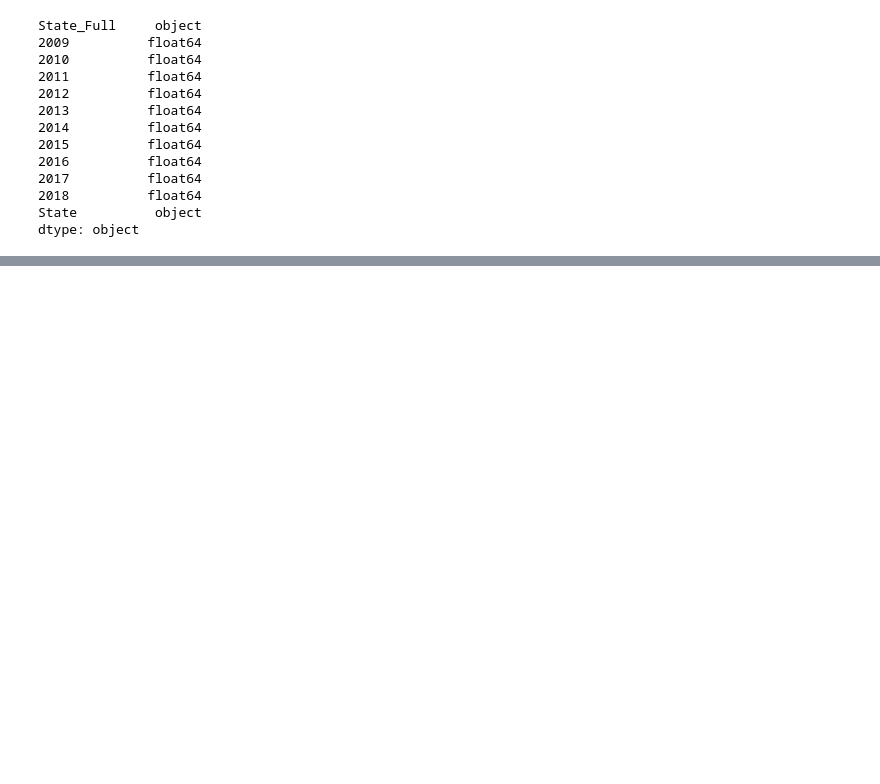
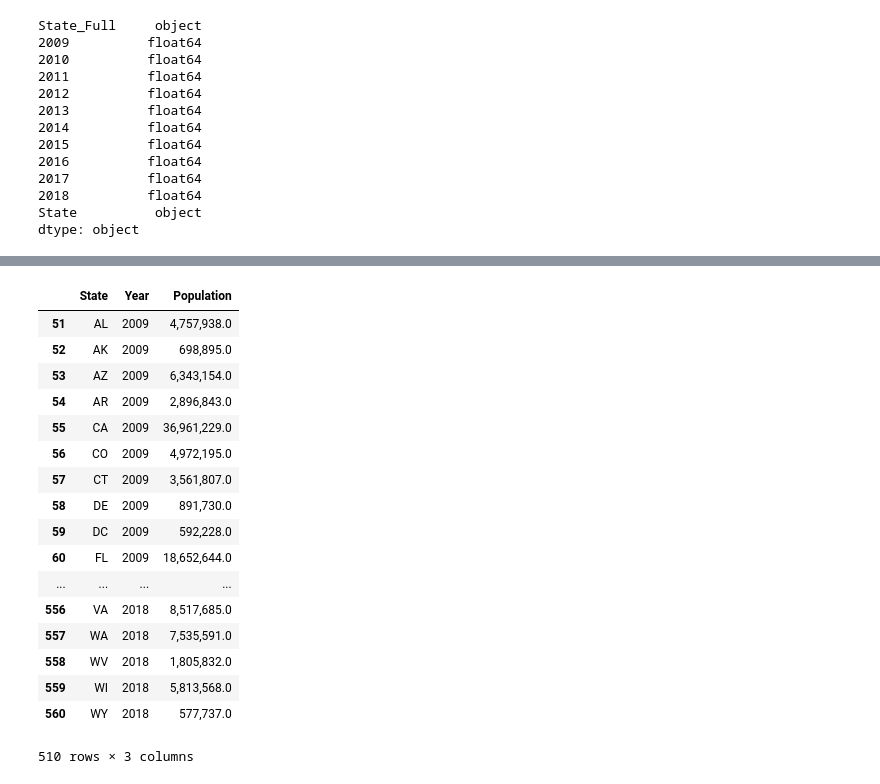
Before and after one commit to jdwright76/Project_1_group1.2, a Jupyter notebook: census_data/project_1_census.ipynb, the cells around one changed output, grey strips where cells are left out. Saved outputs shown, nothing was run; the diff lists cells and outputs as text; code cells hidden in the pictures; blank space fills up the shorter version.

```diff
--- a/census_data/project_1_census.ipynb
+++ b/census_data/project_1_census.ipynb
@@ -117 +113,27 @@ population_total
+# %%
+#population_years=population_years.melt(id_vars=["State"], var_name='Year', value_name="Population")
+#population_years
+un_population_years = population_years.melt(id_vars=['State'], var_name='Year', value_name='Population')
+un_population_years.drop(un_population_years.head(51).index, inplace=True)
+# %%
+un_population_years
+# %% [output]
+|  | State | Year | Population |
+| 51 | AL | 2009 | 4,757,938.0 |
+| 52 | AK | 2009 | 698,895.0 |
+| 53 | AZ | 2009 | 6,343,154.0 |
+| 54 | AR | 2009 | 2,896,843.0 |
+| 55 | CA | 2009 | 36,961,229.0 |
+| 56 | CO | 2009 | 4,972,195.0 |
+| 57 | CT | 2009 | 3,561,807.0 |
+| 58 | DE | 2009 | 891,730.0 |
+| 59 | DC | 2009 | 592,228.0 |
+| 60 | FL | 2009 | 18,652,644.0 |
+| ... | ... | ... | ... |
+| 556 | VA | 2018 | 8,517,685.0 |
+| 557 | WA | 2018 | 7,535,591.0 |
+| 558 | WV | 2018 | 1,805,832.0 |
+| 559 | WI | 2018 | 5,813,568.0 |
+| 560 | WY | 2018 | 577,737.0 |
+510 rows × 3 columns
 # %%
```
Also changed, not shown: parts of 4 cells of this notebook, 1 other file.
